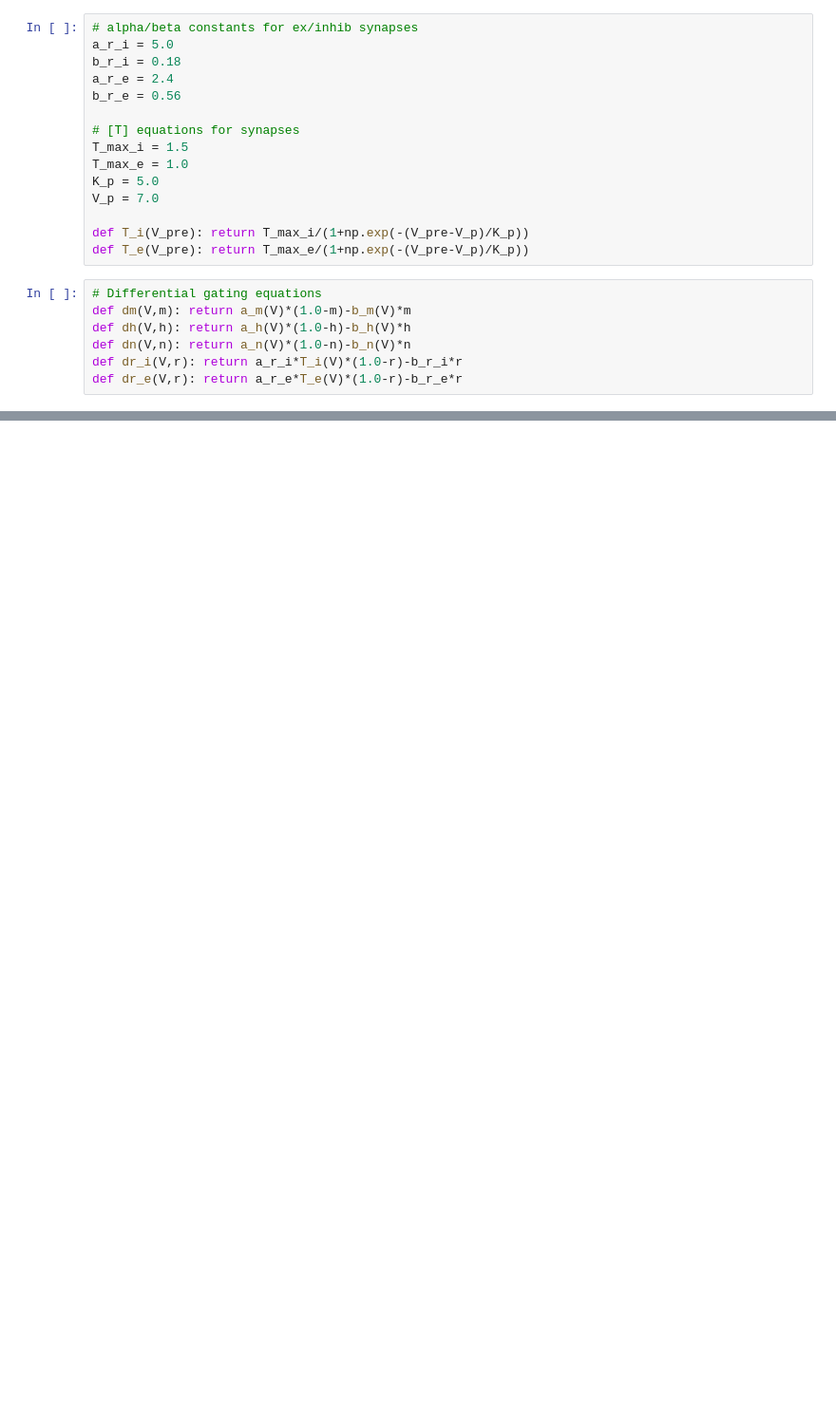
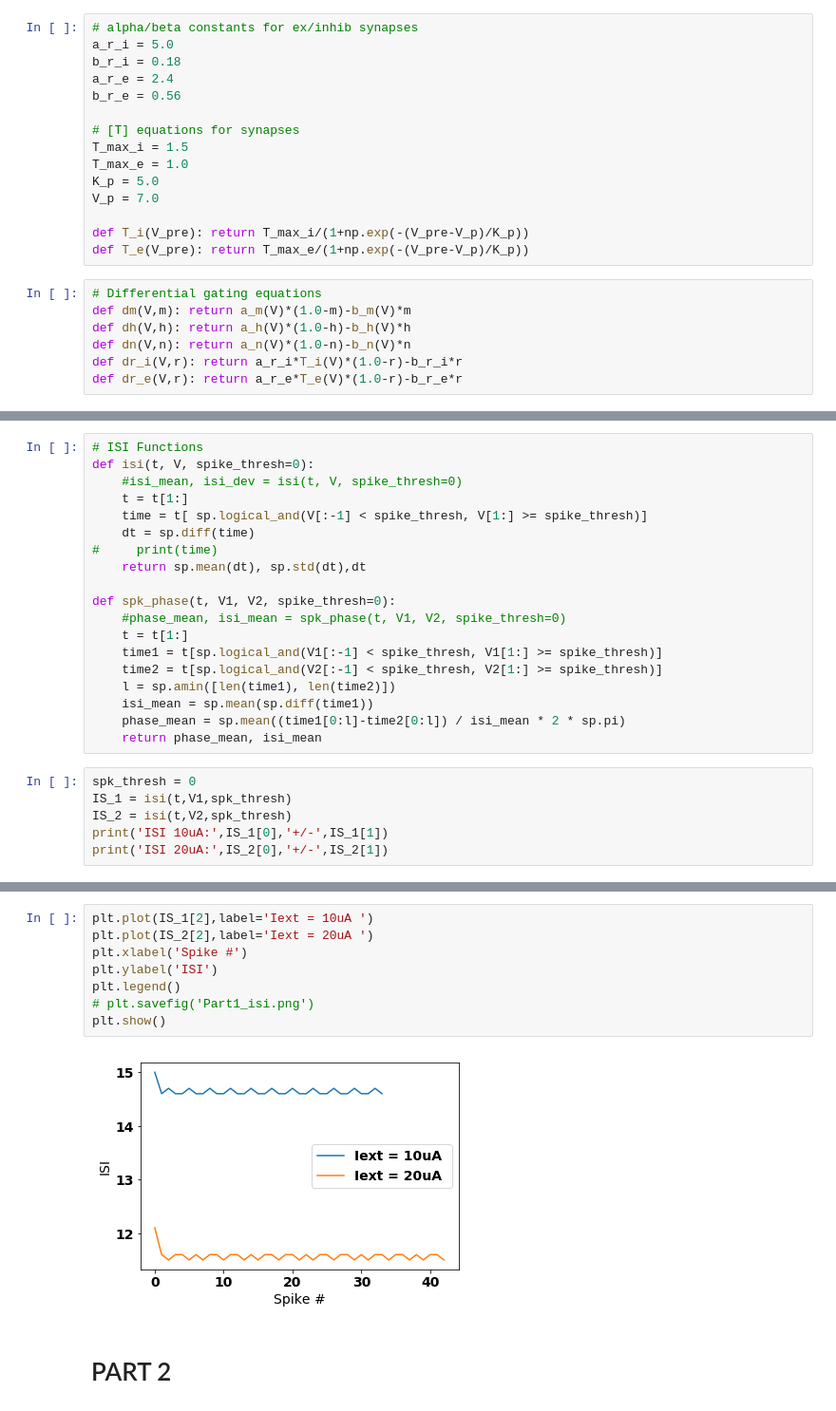
Before and after one commit to TimCSheehan/Neurodynamcis, a Jupyter notebook: WEEK4/HH_network_vectorize.ipynb, the cells around one changed output, grey strips where cells are left out. Shown at 95% size. Saved outputs shown, nothing was run; the diff lists cells and outputs as text; blank space fills up the shorter version.

```diff
--- a/WEEK4/HH_network_vectorize.ipynb
+++ b/WEEK4/HH_network_vectorize.ipynb
@@ -98,0 +121,25 @@ int
+# %%
+# ISI Functions
+def isi(t, V, spike_thresh=0):
+    #isi_mean, isi_dev = isi(t, V, spike_thresh=0)
+    t = t[1:]
+    time = t[ sp.logical_and(V[:-1] < spike_thresh, V[1:] >= spike_thresh)]
+    dt = sp.diff(time)
+#     print(time)
+    return sp.mean(dt), sp.std(dt),dt
+
+def spk_phase(t, V1, V2, spike_thresh=0):
+    #phase_mean, isi_mean = spk_phase(t, V1, V2, spike_thresh=0)
+    t = t[1:]
+    time1 = t[sp.logical_and(V1[:-1] < spike_thresh, V1[1:] >= spike_thresh)]
+    time2 = t[sp.logical_and(V2[:-1] < spike_thresh, V2[1:] >= spike_thresh)]
+    l = sp.amin([len(time1), len(time2)])
+    isi_mean = sp.mean(sp.diff(time1))
+    phase_mean = sp.mean((time1[0:l]-time2[0:l]) / isi_mean * 2 * sp.pi)
+    return phase_mean, isi_mean
+# %%
+spk_thresh = 0
+IS_1 = isi(t,V1,spk_thresh)
+IS_2 = isi(t,V2,spk_thresh)
+print('ISI 10uA:',IS_1[0],'+/-',IS_1[1])
+print('ISI 20uA:',IS_2[0],'+/-',IS_2[1])
@@ -98,0 +160,12 @@ int
+# %%
+plt.plot(IS_1[2],label='Iext = 10uA ')
+plt.plot(IS_2[2],label='Iext = 20uA ')
+plt.xlabel('Spike #')
+plt.ylabel('ISI')
+plt.legend()
+# plt.savefig('Part1_isi.png')
+plt.show()
+# %% [output]
+[figure, added]
+# %% [markdown]
+# PART 2
```
Also changed, not shown: parts of 38 cells of this notebook, 50 other files.
